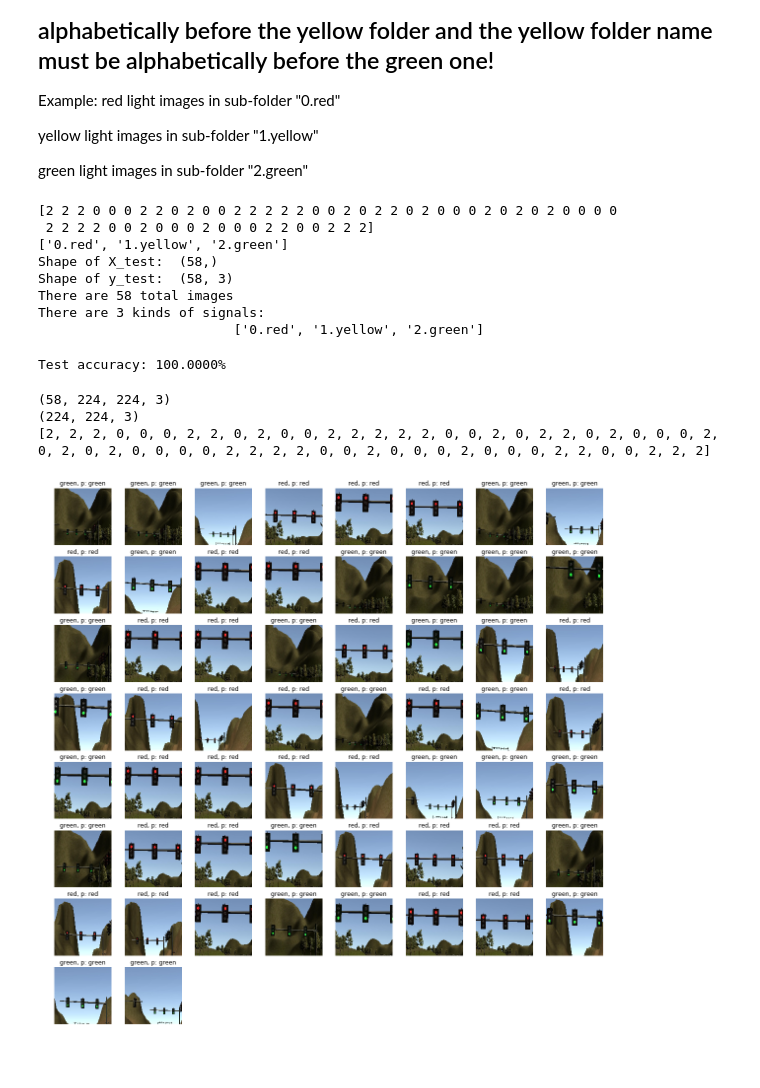
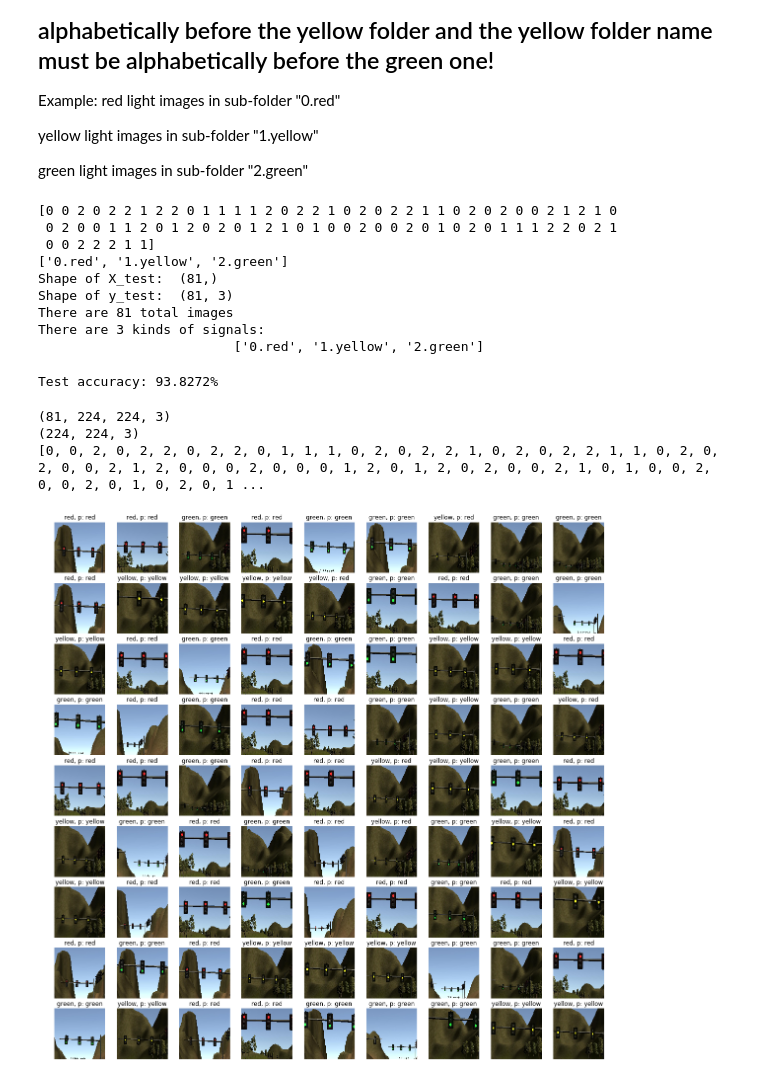
Before and after one commit to danielayamashita/Udacity_SDC_Final_Project, a Jupyter notebook: CarND-Capstone/Testing/MobileNet-Test.ipynb, the cells around one changed output. Saved outputs shown, nothing was run; the diff lists cells and outputs as text; code cells hidden in the pictures.

Commit message:
Test notebook updated with correct model path and added test for yellow lights

```diff
--- a/CarND-Capstone/Testing/MobileNet-Test.ipynb
+++ b/CarND-Capstone/Testing/MobileNet-Test.ipynb
@@ -10,10 +10,10 @@ from keras.models import load_model
 # load the trained model
 from keras.utils.generic_utils import CustomObjectScope
 
-model_filepath = 'saved_models/model.MobileNet-3-classes.h5'
+#model_filepath = 'saved_models/model.MobileNet-3-classes.h5'
+model_filepath = '../ros/src/tl_detector/saved_models/model.MobileNet-3-classes.h5'
 n_classes = 3
 
-#del model
 with CustomObjectScope({'relu6': applications.mobilenet.relu6,'DepthwiseConv2D': applications.mobilenet.DepthwiseConv2D}):
     model = load_model(model_filepath)
 # %% [output]
@@ -76,15 +76,16 @@ signal_predictions = [np.argmax(model.predict(np.expand_dims(tensor, axis=0))) f
 test_accuracy = 100*np.sum(np.array(signal_predictions)==np.argmax(y_test, axis=1))/len(signal_predictions)
 print('Test accuracy: %.4f%%' % test_accuracy)
 # %% [output]
-[2 2 2 0 0 0 2 2 0 2 0 0 2 2 2 2 2 0 0 2 0 2 2 0 2 0 0 0 2 0 2 0 2 0 0 0 0
- 2 2 2 2 0 0 2 0 0 0 2 0 0 0 2 2 0 0 2 2 2]
+[0 0 2 0 2 2 1 2 2 0 1 1 1 1 2 0 2 2 1 0 2 0 2 2 1 1 0 2 0 2 0 0 2 1 2 1 0
+ 0 2 0 0 1 1 2 0 1 2 0 2 0 1 2 1 0 1 0 0 2 0 0 2 0 1 0 2 0 1 1 1 2 2 0 2 1
+ 0 0 2 2 2 1 1]
 ['0.red', '1.yellow', '2.green']
-Shape of X_test:  (58,)
-Shape of y_test:  (58, 3)
-There are 58 total images
+Shape of X_test:  (81,)
+Shape of y_test:  (81, 3)
+There are 81 total images
 There are 3 kinds of signals:
                          ['0.red', '1.yellow', '2.green']
-Test accuracy: 100.0000%
+Test accuracy: 93.8272%
 # %%
 print(test_tensors.shape)
 img = test_tensors[0]
@@ -93,35 +94,36 @@ print(img.shape)
 signal_predictions = [np.argmax(model.predict(np.expand_dims(tensor, axis=0))) for tensor in test_tensors]
 print(signal_predictions)
 # %% [output]
-(58, 224, 224, 3)
+(81, 224, 224, 3)
 (224, 224, 3)
-[2, 2, 2, 0, 0, 0, 2, 2, 0, 2, 0, 0, 2, 2, 2, 2, 2, 0, 0, 2, 0, 2, 2, 0, 2, 0, 0, 0, 2, 0, 2, 0, 2, 0, 0, 0, 0, 2, 2, 2, 2, 0, 0, 2, 0, 0, 0, 2, 0, 0, 0, 2, 2, 0, 0, 2, 2, 2]
+[0, 0, 2, 0, 2, 2, 0, 2, 2, 0, 1, 1, 1, 0, 2, 0, 2, 2, 1, 0, 2, 0, 2, 2, 1, 1, 0, 2, 0, 2, 0, 0, 2, 1, 2, 0, 0, 0, 2, 0, 0, 0, 1, 2, 0, 1, 2, 0, 2, 0, 0, 2, 1, 0, 1, 0, 0, 2, 0, 0, 2, 0, 1, 0, 2, 0, 1 ...
 # %%
+import math
 import matplotlib.pyplot as plt
 # Visualizations will be shown in the notebook.
 %matplotlib inline
 
-# We cannot load arbitrary images, as we wouldn't be able to know the labels (for accuracy calculation).
 imageCount = X_test.shape[0]
+rows = math.ceil(math.sqrt(imageCount))
+cols = math.ceil(math.sqrt(imageCount))
 
 imageDict = {}
 # gets the sign names for the labels
 imageDict[0] = 'red'
 imageDict[1] = 'yellow'
 imageDict[2] = 'green'
-#imageDict[3] = 'yellow'
 
 images = []
 
 plt.figure(figsize=(20,20))
 
 
 for index in range(imageCount):
-    plt.subplot(8, 8, index+1)
+    plt.subplot(rows, cols, index+1)
     plt.title("{}, p: {}".format(imageDict[np.argmax(y_test[index])], imageDict[signal_predictions[index]]))
     plt.axis('off')
     image = test_tensors[index]
     plt.imshow(image)
     images.append(image)
 # %% [output]
-[figure, old version]
+[figure, new version]
```
Also changed, not shown: parts of 1 cell of this notebook.
